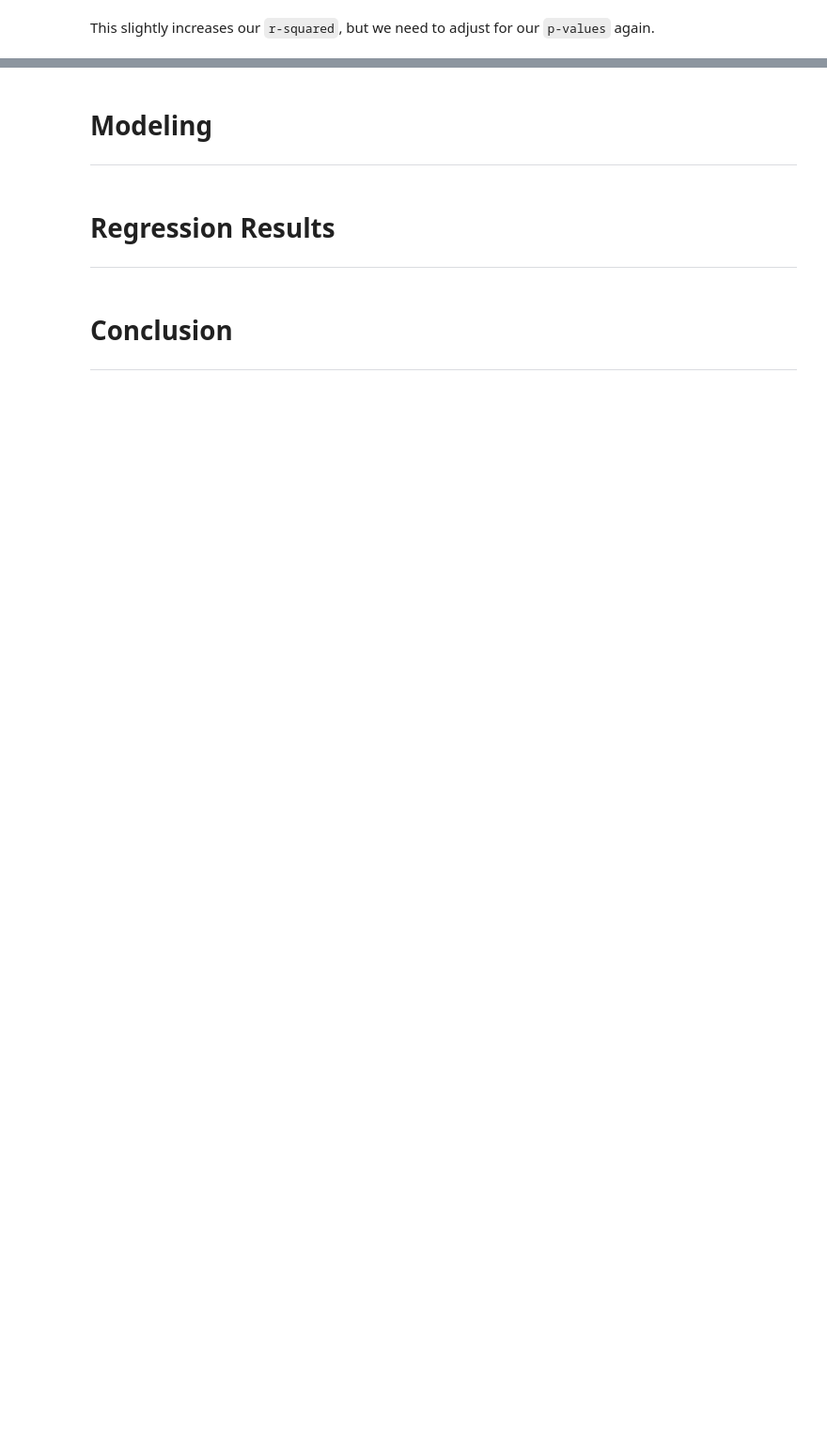
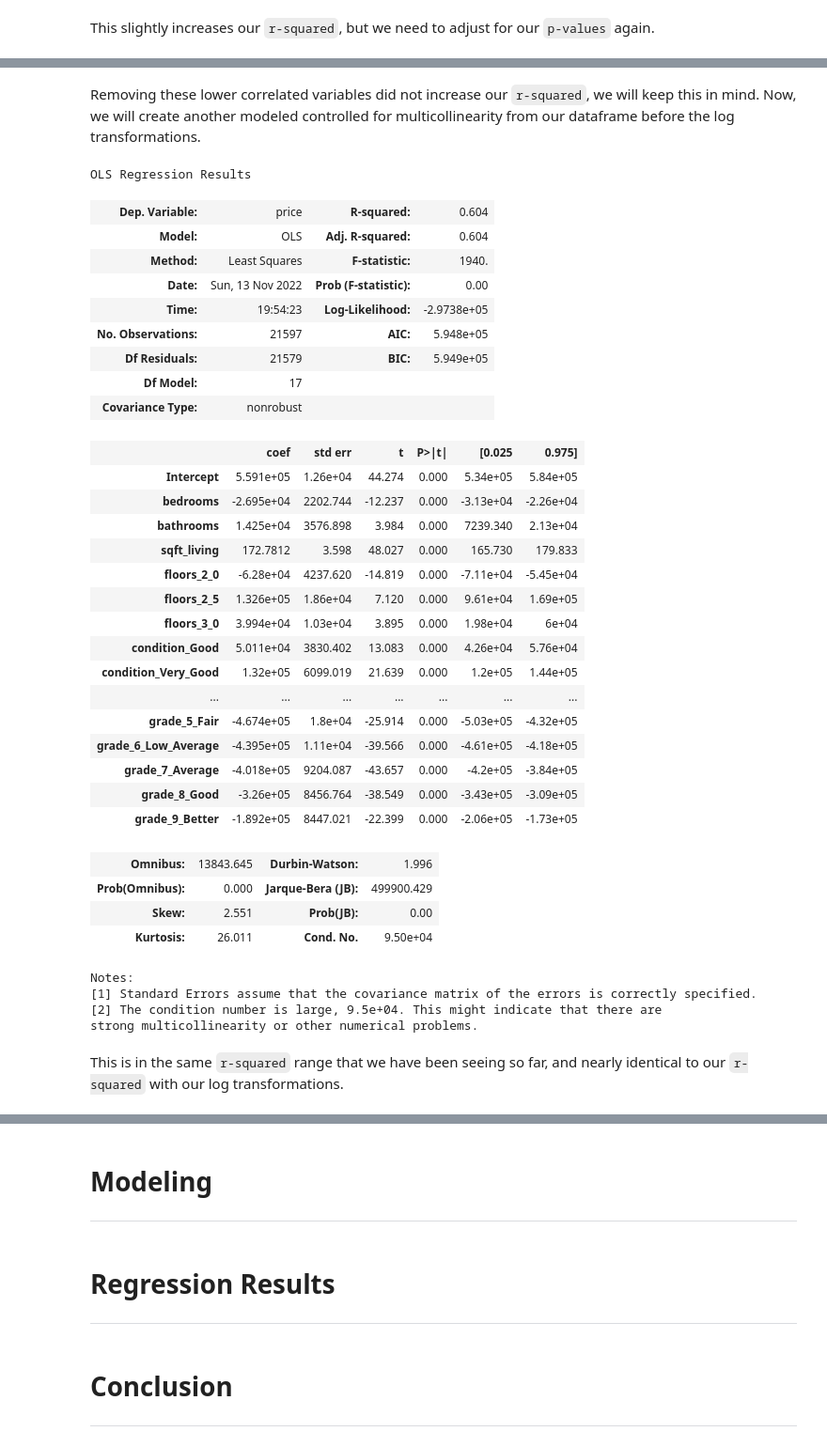
Before and after one commit to kernerh/King-County-Home-Renovations, a Jupyter notebook: student.ipynb, the cells around one changed output, grey strips where cells are left out. Shown at 94% size. Cells and saved outputs as stored; diff of their text form; code cells hidden in the pictures; blank space fills up the shorter version.

```diff
--- a/student.ipynb
+++ b/student.ipynb
@@ -2067,0 +2206,63 @@ formula = outcome + '~' + pred_sum
+# %% [markdown]
+Removing these lower correlated variables did not increase our `r-squared`, we will keep this in mind. Now, we will create another modeled controlled for multicollinearity from our dataframe before the log transformations.
+# %%
+# Remove collinear variables from df_3 and rename
+
+df_corr = df_3.drop(['sqft_above', 'sqft_living15', 'sqft_lot15', 'price_log'], axis=1)
+# %%
+# Adjust and run new model
+
+# Use price_log as dependent variable
+outcome = 'price'
+
+# Use columns except for price_log as independent variables
+predictors = df_corr.drop('price', axis=1)
+
+# Create object to use in OLS model
+pred_sum = '+'.join(predictors.columns)
+
+# Define formula for our model
+formula = outcome + '~' + pred_sum
+
+# Create our fitted linear regression model
+model = ols(formula=formula, data=df_corr).fit()
+
+# Get regression diagnostics summary
+model.summary()
+# %% [output]
+OLS Regression Results
+| Dep. Variable: | price | R-squared: | 0.604 |
+| Model: | OLS | Adj. R-squared: | 0.604 |
+| Method: | Least Squares | F-statistic: | 1940. |
+| Date: | Sun, 13 Nov 2022 | Prob (F-statistic): | 0.00 |
+| Time: | 19:54:23 | Log-Likelihood: | -2.9738e+05 |
+| No. Observations: | 21597 | AIC: | 5.948e+05 |
+| Df Residuals: | 21579 | BIC: | 5.949e+05 |
+| Df Model: | 17 |  |  |
+| Covariance Type: | nonrobust |  |  |
+|  | coef | std err | t | P>|t| | [0.025 | 0.975] |
+| Intercept | 5.591e+05 | 1.26e+04 | 44.274 | 0.000 | 5.34e+05 | 5.84e+05 |
+| bedrooms | -2.695e+04 | 2202.744 | -12.237 | 0.000 | -3.13e+04 | -2.26e+04 |
+| bathrooms | 1.425e+04 | 3576.898 | 3.984 | 0.000 | 7239.340 | 2.13e+04 |
+| sqft_living | 172.7812 | 3.598 | 48.027 | 0.000 | 165.730 | 179.833 |
+| floors_2_0 | -6.28e+04 | 4237.620 | -14.819 | 0.000 | -7.11e+04 | -5.45e+04 |
+| floors_2_5 | 1.326e+05 | 1.86e+04 | 7.120 | 0.000 | 9.61e+04 | 1.69e+05 |
+| floors_3_0 | 3.994e+04 | 1.03e+04 | 3.895 | 0.000 | 1.98e+04 | 6e+04 |
+| condition_Good | 5.011e+04 | 3830.402 | 13.083 | 0.000 | 4.26e+04 | 5.76e+04 |
+| condition_Very_Good | 1.32e+05 | 6099.019 | 21.639 | 0.000 | 1.2e+05 | 1.44e+05 |
+| ... | ... | ... | ... | ... | ... | ... |
+| grade_5_Fair | -4.674e+05 | 1.8e+04 | -25.914 | 0.000 | -5.03e+05 | -4.32e+05 |
+| grade_6_Low_Average | -4.395e+05 | 1.11e+04 | -39.566 | 0.000 | -4.61e+05 | -4.18e+05 |
+| grade_7_Average | -4.018e+05 | 9204.087 | -43.657 | 0.000 | -4.2e+05 | -3.84e+05 |
+| grade_8_Good | -3.26e+05 | 8456.764 | -38.549 | 0.000 | -3.43e+05 | -3.09e+05 |
+| grade_9_Better | -1.892e+05 | 8447.021 | -22.399 | 0.000 | -2.06e+05 | -1.73e+05 |
+| Omnibus: | 13843.645 | Durbin-Watson: | 1.996 |
+| Prob(Omnibus): | 0.000 | Jarque-Bera (JB): | 499900.429 |
+| Skew: | 2.551 | Prob(JB): | 0.00 |
+| Kurtosis: | 26.011 | Cond. No. | 9.50e+04 |
+Notes:
+[1] Standard Errors assume that the covariance matrix of the errors is correctly specified.
+[2] The condition number is large, 9.5e+04. This might indicate that there are
+strong multicollinearity or other numerical problems.
+# %% [markdown]
+This is in the same `r-squared` range that we have been seeing so far, and nearly identical to our `r-squared` with our log transformations.
```
Also changed, not shown: parts of 89 cells of this notebook.
